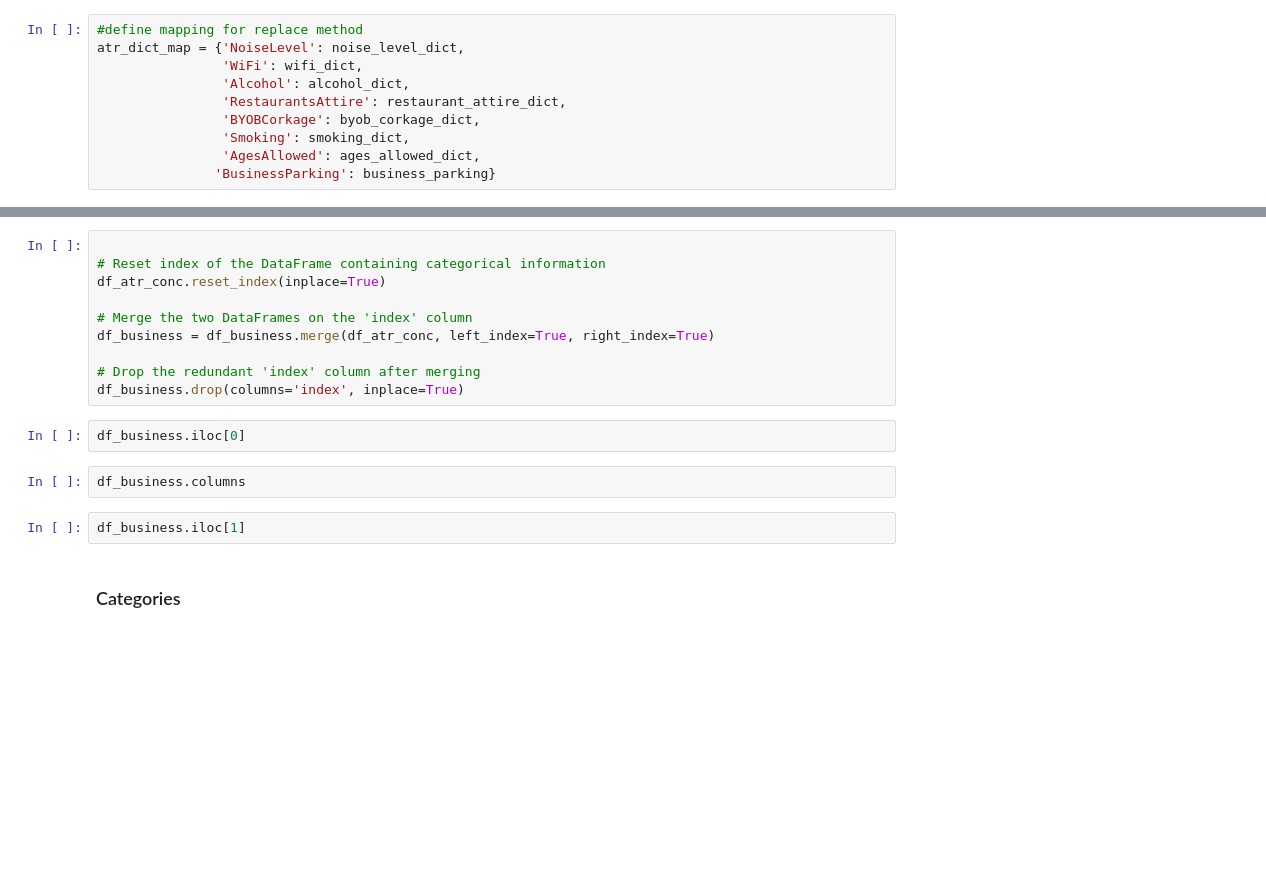
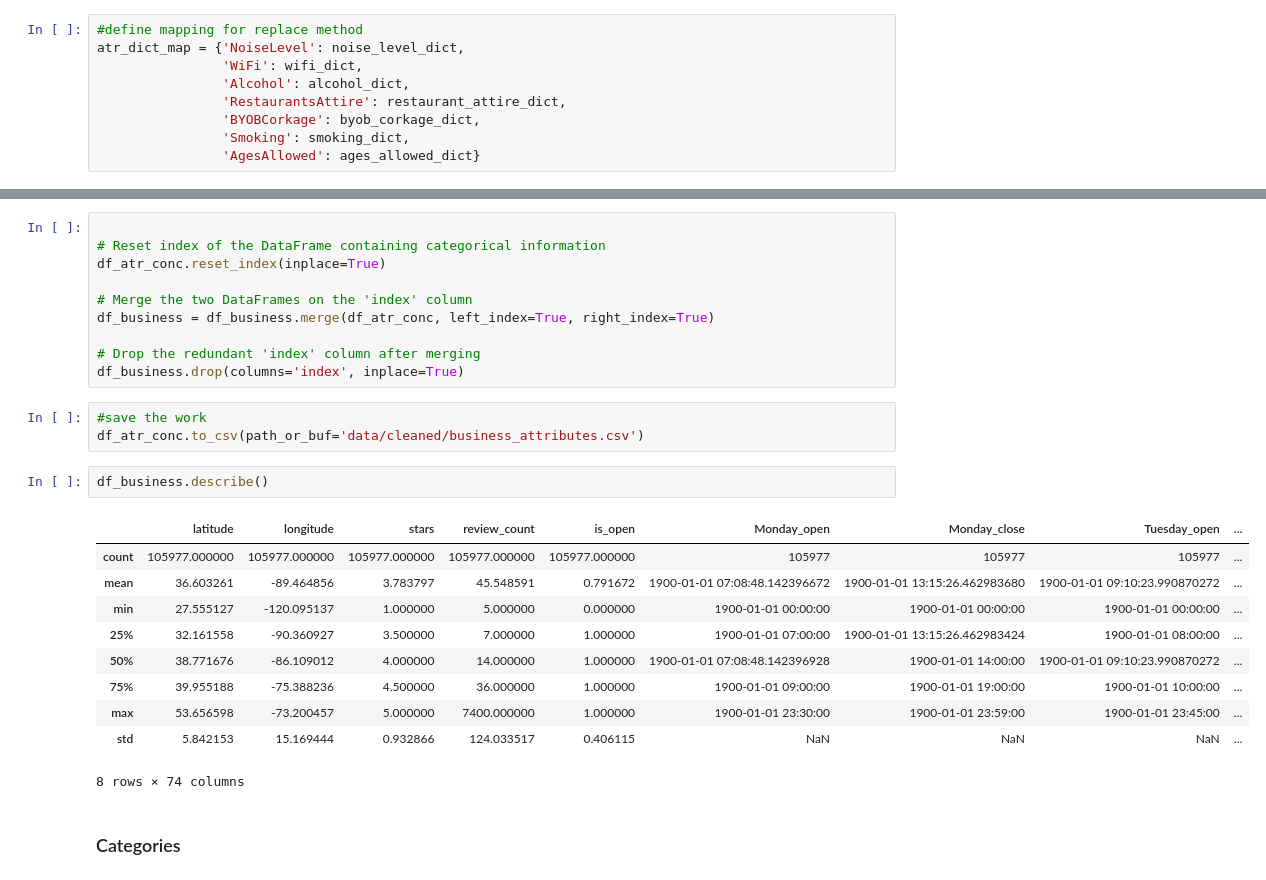
Before and after one commit to Guntaask/Capstone-Project, a Jupyter notebook: capstone_part1.ipynb, the cells around one changed output, grey strips where cells are left out. Saved outputs shown, nothing was run; the diff lists cells and outputs as text; blank space fills up the shorter version.

```diff
--- a/capstone_part1.ipynb
+++ b/capstone_part1.ipynb
@@ -792,8 +841,7 @@ atr_dict_map = {'NoiseLevel': noise_level_dict,
                 'RestaurantsAttire': restaurant_attire_dict,
                 'BYOBCorkage': byob_corkage_dict,
                 'Smoking': smoking_dict,
-                'AgesAllowed': ages_allowed_dict,
-               'BusinessParking': business_parking}
+                'AgesAllowed': ages_allowed_dict}
 # %%
 #get a copy with relevant columns
 df_atr_categorical = df_atr[atr_dum_df_cols].copy()
@@ -832,11 +918,21 @@ df_business = df_business.merge(df_atr_conc, left_index=True, right_index=True)
 
 # Drop the redundant 'index' column after merging
 df_business.drop(columns='index', inplace=True)
+# %%
+#save the work
+df_atr_conc.to_csv(path_or_buf='data/cleaned/business_attributes.csv')
 # %%
-df_business.iloc[0]
+df_business.describe()
+# %% [output]
+|  | latitude | longitude | stars | review_count | is_open | Monday_open | Monday_close | Tuesday_open | ... |
+| count | 105977.000000 | 105977.000000 | 105977.000000 | 105977.000000 | 105977.000000 | 105977 | 105977 | 105977 | ... |
+| mean | 36.603261 | -89.464856 | 3.783797 | 45.548591 | 0.791672 | 1900-01-01 07:08:48.142396672 | 1900-01-01 13:15:26.462983680 | 1900-01-01 09:10:23.990870272 | ... |
+| min | 27.555127 | -120.095137 | 1.000000 | 5.000000 | 0.000000 | 1900-01-01 00:00:00 | 1900-01-01 00:00:00 | 1900-01-01 00:00:00 | ... |
+| 25% | 32.161558 | -90.360927 | 3.500000 | 7.000000 | 1.000000 | 1900-01-01 07:00:00 | 1900-01-01 13:15:26.462983424 | 1900-01-01 08:00:00 | ... |
+| 50% | 38.771676 | -86.109012 | 4.000000 | 14.000000 | 1.000000 | 1900-01-01 07:08:48.142396928 | 1900-01-01 14:00:00 | 1900-01-01 09:10:23.990870272 | ... |
+| 75% | 39.955188 | -75.388236 | 4.500000 | 36.000000 | 1.000000 | 1900-01-01 09:00:00 | 1900-01-01 19:00:00 | 1900-01-01 10:00:00 | ... |
+| max | 53.656598 | -73.200457 | 5.000000 | 7400.000000 | 1.000000 | 1900-01-01 23:30:00 | 1900-01-01 23:59:00 | 1900-01-01 23:45:00 | ... |
+| std | 5.842153 | 15.169444 | 0.932866 | 124.033517 | 0.406115 | NaN | NaN | NaN | ... |
+8 rows × 74 columns
-# %%
-df_business.columns
-# %%
-df_business.iloc[1]
 # %% [markdown]
 ### Categories
```
Also changed, not shown: parts of 193 cells of this notebook.
